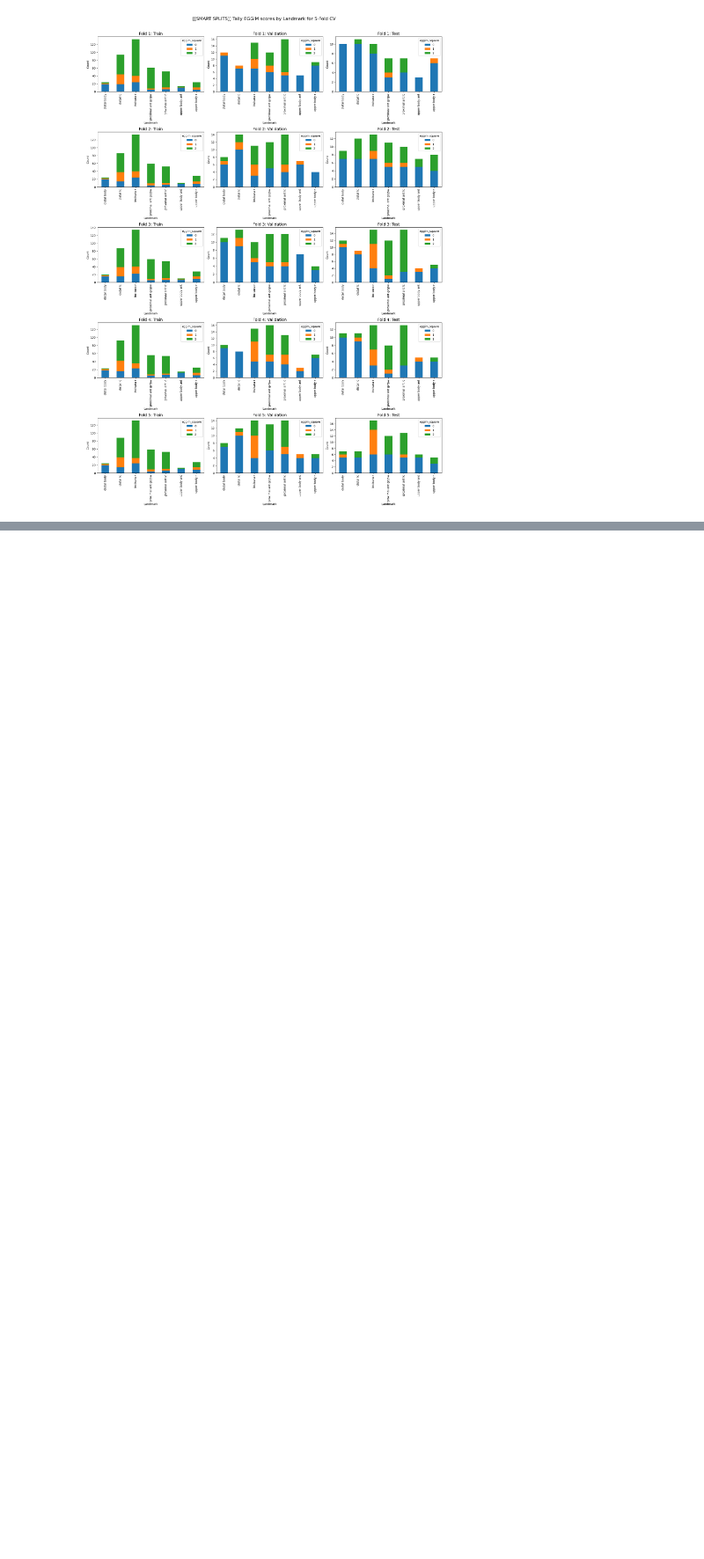
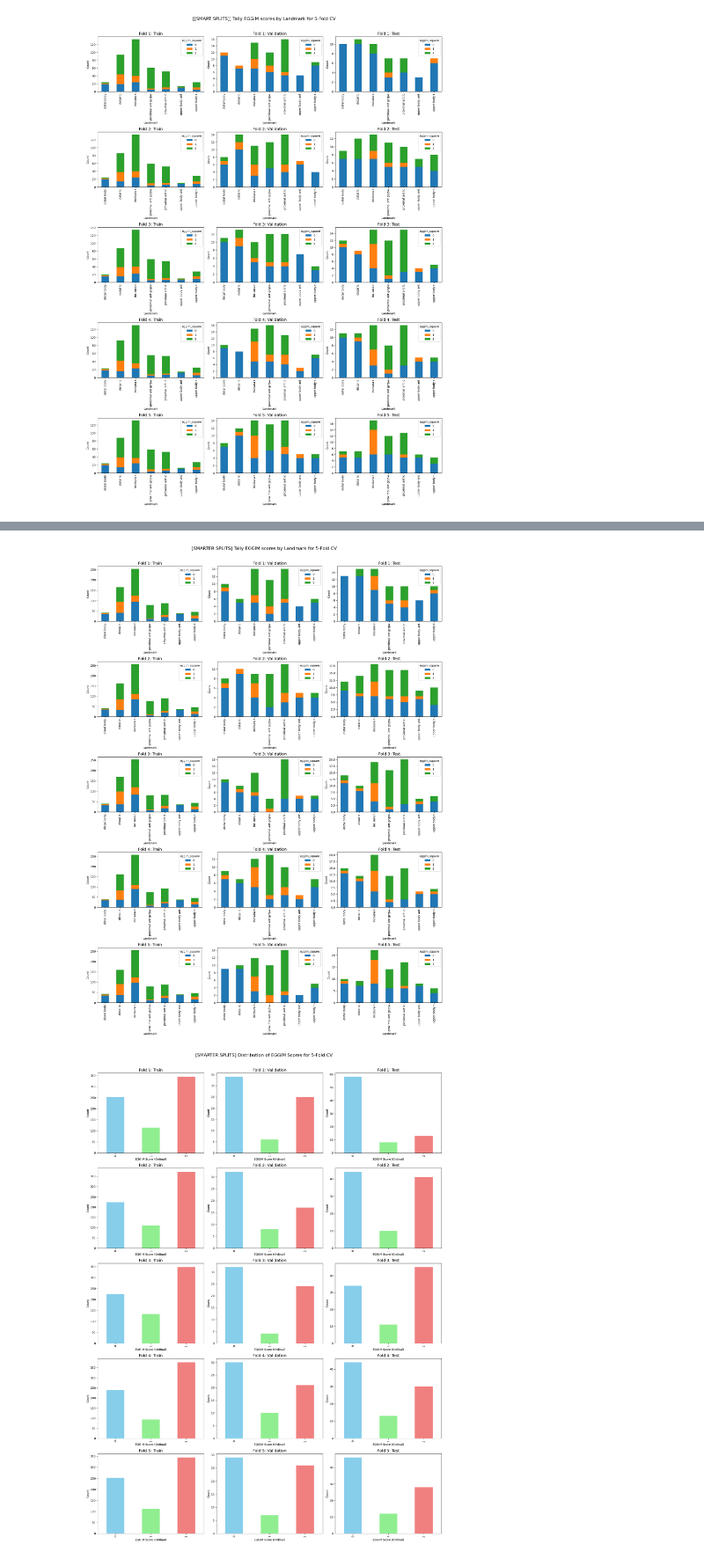
Before and after one commit to miguelmartins/eggimazing, a Jupyter notebook: notebooks/splits_data_analysis.ipynb, the cells around one changed output, grey strips where cells are left out. Shown at 88% size. Saved outputs shown, nothing was run; the diff lists cells and outputs as text; code cells hidden in the pictures; blank space fills up the shorter version.

```diff
--- a/notebooks/splits_data_analysis.ipynb
+++ b/notebooks/splits_data_analysis.ipynb
@@ -214,3 +215,17 @@ plot_pivot_table_side_by_side(smarter_splits, 'SMARTER SPLITS')
+# %%
+split_smarter = dp.smarter_multiple_ds_group_k_splits(df_togas,
+                                      df_ipo,
+                                      k=num_folds,
+                                      train_size=0.6,
+                                      test_size=0.4,
+                                      internal_train_size=0.5,
+                                      random_state=42)
+smarter_splits = [[df_train, df_val, df_test] for (df_train, df_val, df_test) in split_smarter]
+plot_pivot_table_side_by_side(smarter_splits, 'SMARTER SPLITS')
+plot_ordinal_distribution_side_by_side_with_colors(smarter_splits, 'SMARTER SPLITS')
+# %% [output]
+[figure, added]
+[figure, added]
 # %%
 plot_ordinal_distribution_side_by_side_with_colors(naive_splits, 'NAIVE')
 # %% [output]
```
Also changed, not shown: parts of 9 cells of this notebook, 1 other file.
